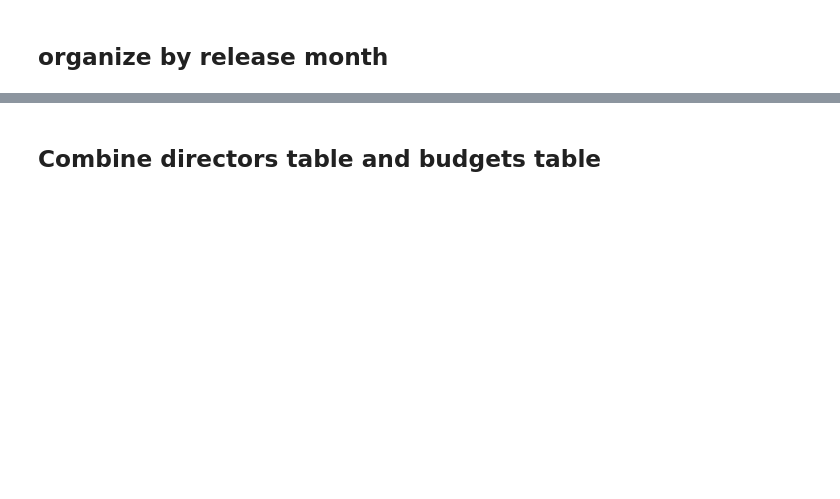
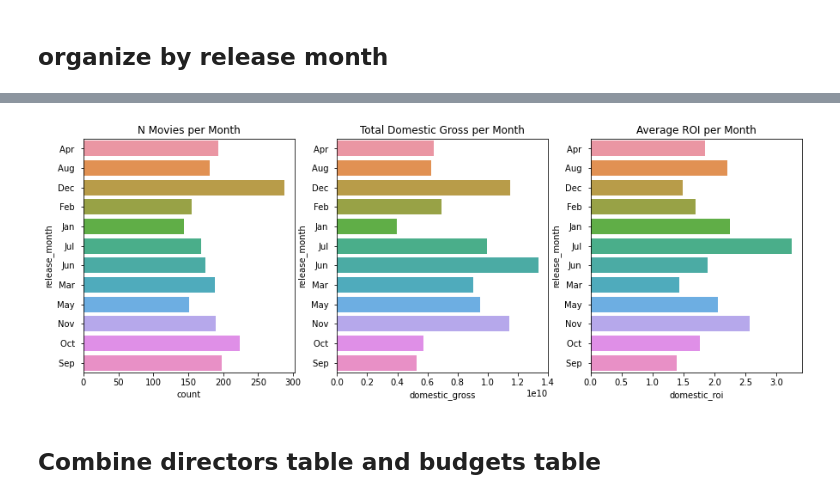
Before and after one commit to abigailjcampbell/dsc-phase-2-project-v3, a Jupyter notebook: student.ipynb, the cells around one changed output, grey strips where cells are left out. Cells and saved outputs as stored; diff of their text form; code cells hidden in the pictures; blank space fills up the shorter version.

```diff
--- a/student.ipynb
+++ b/student.ipynb
@@ -356,4 +330,6 @@ month_sums.to_csv('data/month_sums.csv')
 month_means = budgets_basics.groupby('release_month').mean()
 month_means.to_csv('data/month_means.csv')
 
-month_sums
+# reset index
+month_sums = month_sums.reset_index()
+month_means = month_means.reset_index()
@@ -375,3 +336,22 @@ month_sums
+# %%
+# plot stats per month
+fig, axes = plt.subplots(1, 3, figsize=(15, 5))
+
+# number of movies released per month
+sns.barplot(ax = axes[0], data=month_sums, y="release_month", x="count")
+axes[0].set_title('N Movies per Month')
+
+# total domestic gross per month
+sns.barplot(ax = axes[1], data=month_sums, y="release_month", x="domestic_gross")
+axes[1].set_title('Total Domestic Gross per Month')
+
+# average ROI of movies released per month
+sns.barplot(ax = axes[2], data=month_means, y="release_month", x="domestic_roi")
+axes[2].set_title('Average ROI per Month')
+
+plt.show()
+# %% [output]
+[figure, added]
 # %% [markdown]
 ## Combine directors table and budgets table
 # %%
```
Also changed, not shown: parts of 48 cells of this notebook.
